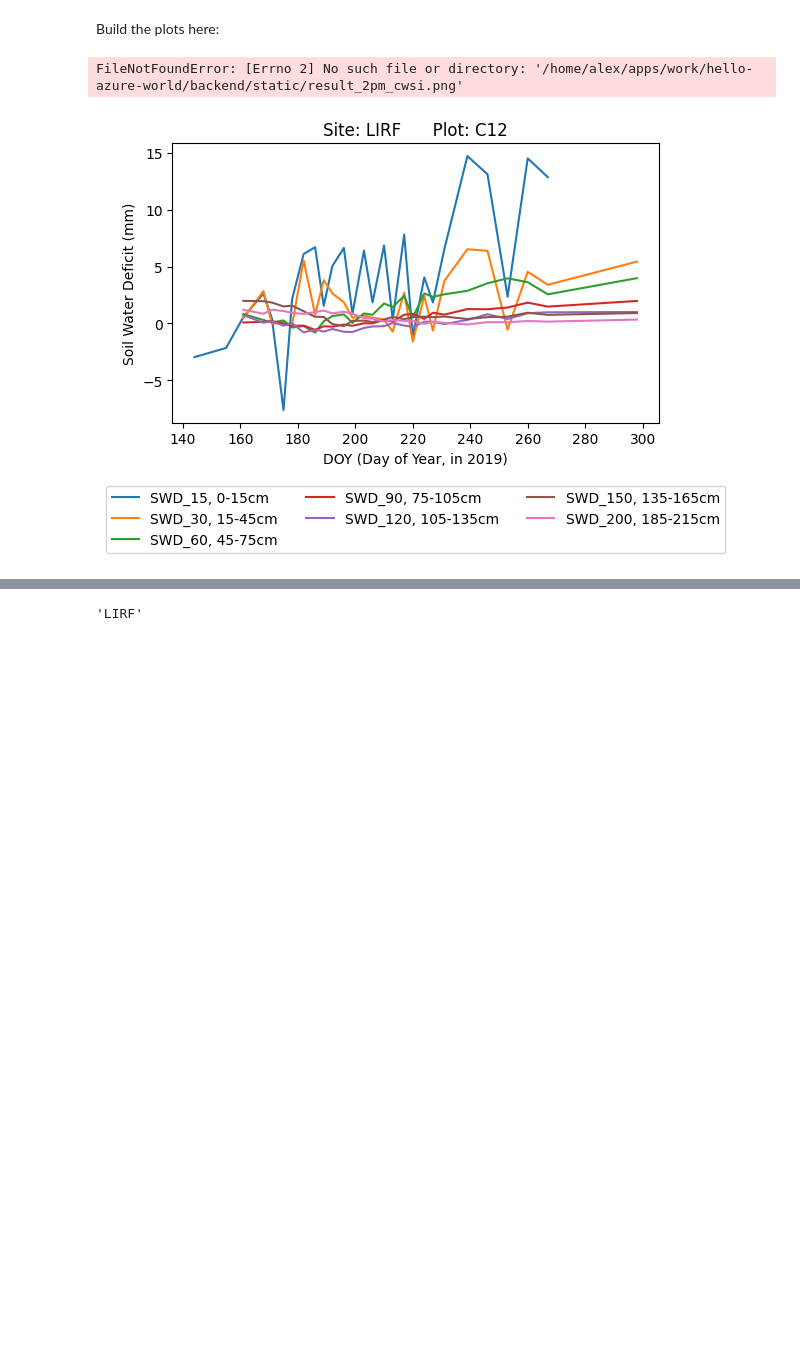
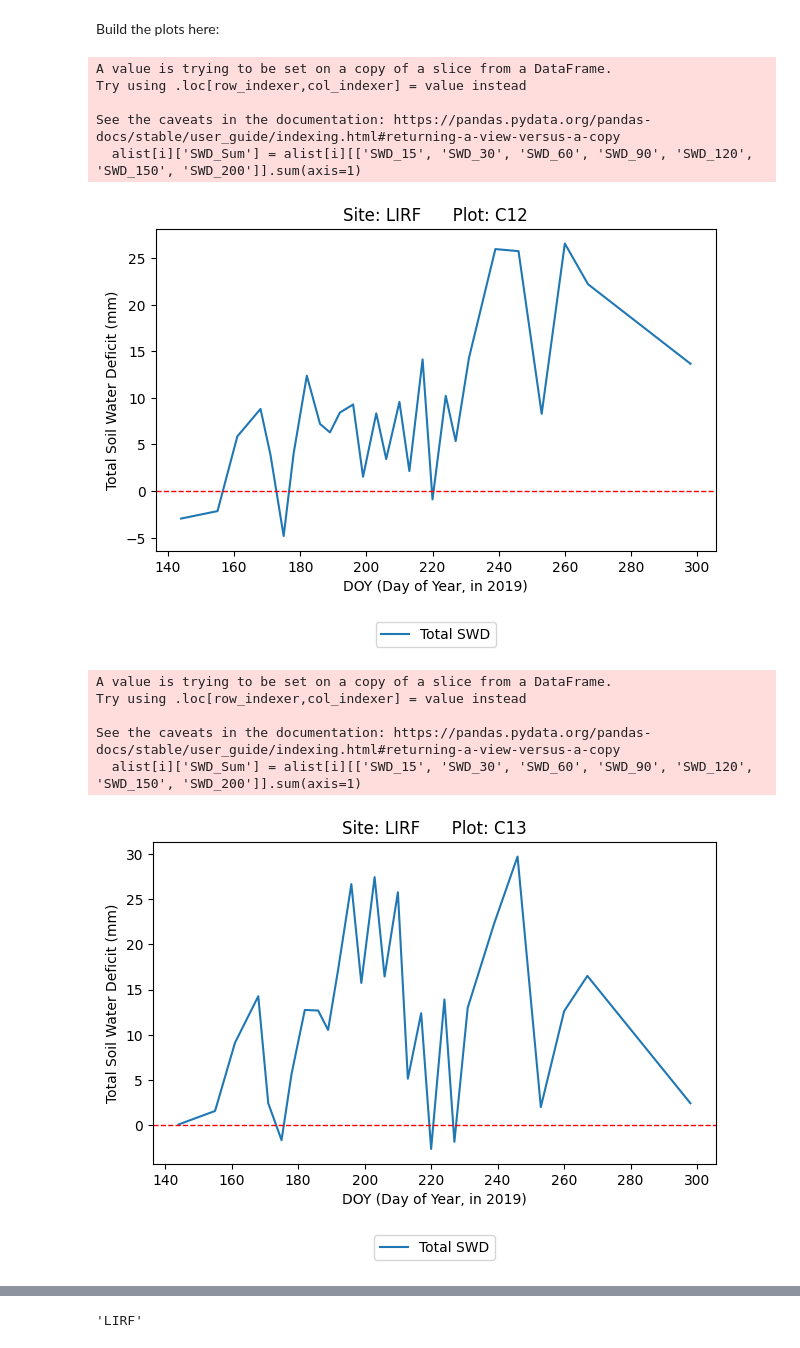
Before and after one commit to ahermze/Irrigation-Tool-Hub, a Jupyter notebook: backend/theNotebook.ipynb, the cells around one changed output, grey strips where cells are left out. Saved outputs shown, nothing was run; the diff lists cells and outputs as text; code cells hidden in the pictures; blank space fills up the shorter version.

```diff
--- a/backend/theNotebook.ipynb
+++ b/backend/theNotebook.ipynb
@@ -47,33 +47,53 @@ def load_file(file_name):
 Build the plots here:
 # %%
 # path = Path(__file__).parent / "../static/data.xlsx"
-path = "./static/data.xlsx"
+path = ".././static/data.xlsx"
 
 df = read_excel(path)
 
 # grps = plot_wise_stuff(path)
 idx, st, swd = load_file(path)
 theplots = swd['plot'].all().index.tolist()
 
 alist = []
 for thing in theplots:
     alist.append(swd.get_group((str(thing),)))
 
 for i in range(len(theplots)):
     site_name = alist[i]['site'].iloc[0]
     the_year = alist[i]['year'].iloc[0]
-    alist[i].plot(x='DOY', y=['SWD_15', 'SWD_30', 'SWD_60', 'SWD_90', 'SWD_120', 'SWD_150', 'SWD_200'], label=['SWD_15, 0-15cm', 'SWD_30, 15-45cm', 'SWD_60, 45-75cm', 'SWD_90, 75-105cm', 'SWD_120, 105-135cm', 'SWD_150, 135-165cm', 'SWD_200, 185-215cm'], title=f"Site: {site_name}      Plot: {theplots[i]}")
+
+     # Calculate the sum of the specified columns
+    alist[i]['SWD_Sum'] = alist[i][['SWD_15', 'SWD_30', 'SWD_60', 'SWD_90', 'SWD_120', 'SWD_150', 'SWD_200']].sum(axis=1)
+    alist[i].plot(x='DOY', y='SWD_Sum', label='Total SWD', title=f"Site: {site_name}      Plot: {theplots[i]}")
+
     plt.xlabel(f"DOY (Day of Year, in {the_year})")
-    plt.ylabel("Soil Water Deficit (mm)")
+    plt.ylabel("Total Soil Water Deficit (mm)")
+    plt.axhline(y=0, color='red', linestyle='--', linewidth=1)
+
+
+    # alist[i].plot(x='DOY', y=['SWD_15', 'SWD_30', 'SWD_60', 'SWD_90', 'SWD_120', 'SWD_150', 'SWD_200'], label=['SWD_15, 0-15cm', 'SWD_30, 15-45cm', 'SWD_60, 45-75cm', 'SWD_90, 75-105cm', 'SWD_120, 105-135cm', 'SWD_150, 135-165cm', 'SWD_200, 185-215cm'], title=f"Site: {site_name}      Plot: {theplots[i]}")
+    # plt.xlabel(f"DOY (Day of Year, in {the_year})")
+    # plt.ylabel("Soil Water Deficit (mm)")
 
     legend = plt.legend(loc='upper center', bbox_to_anchor=(0.5, -0.2), frameon=True, ncol=3)
     for text in legend.get_texts():
         text.set_alpha(1.0)  # Set the transparency of the legend text to fully opaque
 
     plt.tight_layout()
-    plt.savefig(f"./static/plot{i}.png")
+    plt.savefig(f".././static/plot{i}.png")
 
     plt.show()
 # %% [output]
-FileNotFoundError: [Errno 2] No such file or directory: '/home/alex/apps/work/hello-azure-world/backend/static/result_2pm_cwsi.png'
+A value is trying to be set on a copy of a slice from a DataFrame.
+Try using .loc[row_indexer,col_indexer] = value instead
+
+See the caveats in the documentation: https://pandas.pydata.org/pandas-docs/stable/user_guide/indexing.html#returning-a-view-versus-a-copy
+  alist[i]['SWD_Sum'] = alist[i][['SWD_15', 'SWD_30', 'SWD_60', 'SWD_90', 'SWD_120', 'SWD_150', 'SWD_200']].sum(axis=1)
-[figure, old version]
+[figure, new version]
+A value is trying to be set on a copy of a slice from a DataFrame.
+Try using .loc[row_indexer,col_indexer] = value instead
+
+See the caveats in the documentation: https://pandas.pydata.org/pandas-docs/stable/user_guide/indexing.html#returning-a-view-versus-a-copy
+  alist[i]['SWD_Sum'] = alist[i][['SWD_15', 'SWD_30', 'SWD_60', 'SWD_90', 'SWD_120', 'SWD_150', 'SWD_200']].sum(axis=1)
+[figure, added]
```
Also changed, not shown: parts of 2 cells of this notebook, 3 other files.
